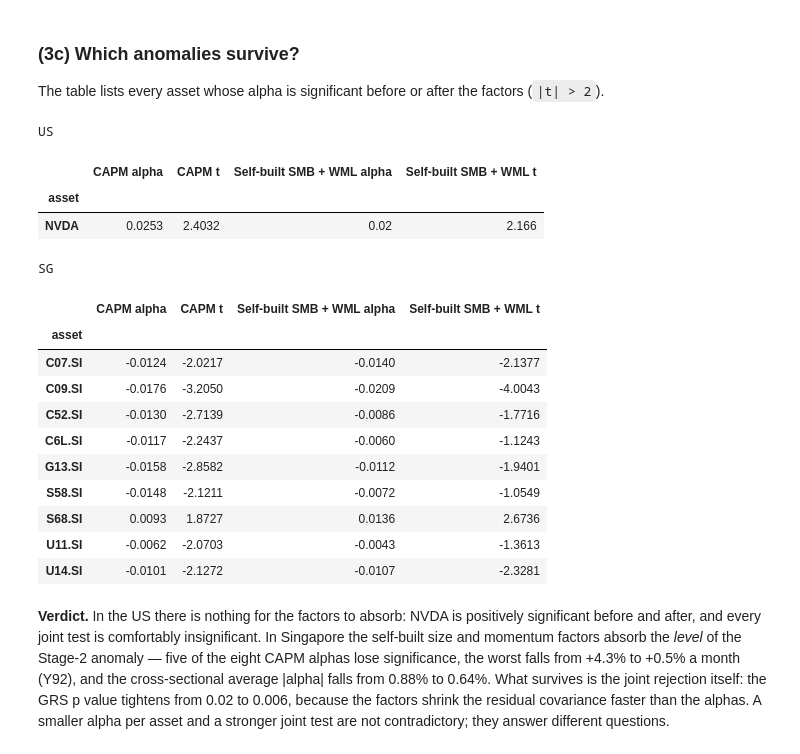
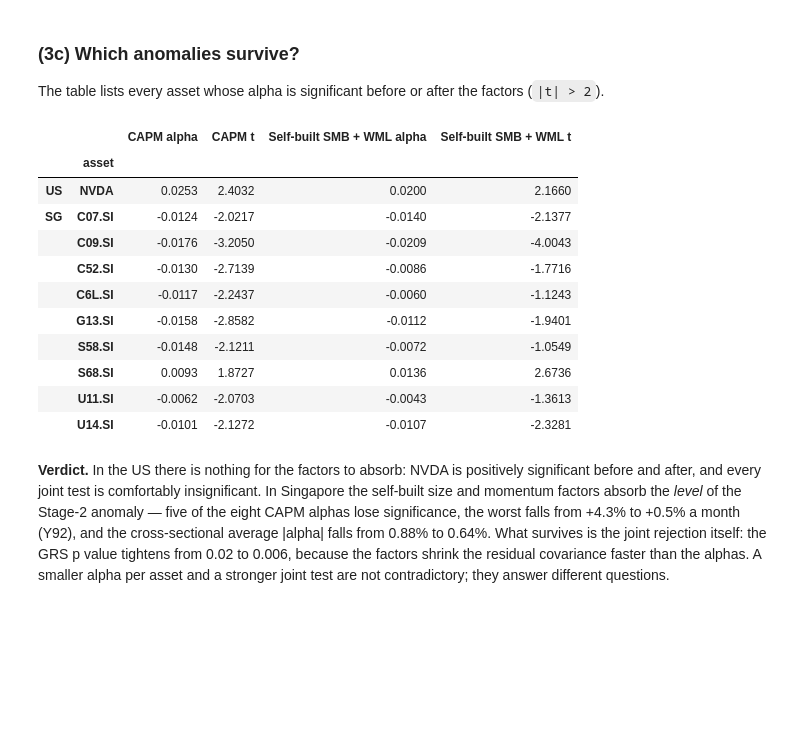
Before and after one commit to Prolead1/goldman, a Jupyter notebook: notebooks/report.ipynb, the cells around one changed output. Saved outputs shown, nothing was run; the diff lists cells and outputs as text; code cells hidden in the pictures; blank space fills up the shorter version.

```diff
--- a/notebooks/report.ipynb
+++ b/notebooks/report.ipynb
@@ -114,7 +114,7 @@ from goldman.data import load_ff3, load_returns, load_value_weights, risk_free_s
 # Figure display config: show every exhibit centred at a fixed pixel width.
 # JupyterLab and VS Code both ignore the width metadata IPython attaches to
 # image/png output, so render an HTML <img> with an explicit width instead.
-FIGURE_WIDTH = 700
+FIGURE_WIDTH = 1000
 
 
 def Image(filename=None, *, width=FIGURE_WIDTH, alt="", **kwargs):
@@ -247,6 +251,8 @@ measure precisely.
 # %% [markdown]
 ### (1c) How stable are the weights?
 # %%
-print(f"first and second half weight correlation: {PORTFOLIO[PRIMARY].weight_correlation:.2f}")
-PORTFOLIO[PRIMARY].drift
+for u in UNIVERSES:
+    print(f"{u.upper()} first and second half weight correlation: "
+          f"{PORTFOLIO[u].weight_correlation:.2f}")
+pd.concat({u.upper(): PORTFOLIO[u].drift for u in UNIVERSES})
 # %% [output]
@@ -310,13 +317,17 @@ both the covariance and the means.
 # %%
 from goldman.analysis.robustness import LABELS, run_robustness_analysis
 
-FIXES = run_robustness_analysis(
-    RETURNS[PRIMARY],
-    rf=risk_free_series(PRIMARY, RETURNS[PRIMARY].index),
-    output_dir=OUTPUT_DIR / PRIMARY,
-    label=PRIMARY,
-)
-FIXES.diagnostics.rename(index=LABELS)[
-    ["max weight", "min weight", "shorts", "gross leverage", "out of sample Sharpe"]
-]
+FIXES = {
+    u: run_robustness_analysis(
+        RETURNS[u],
+        rf=risk_free_series(u, RETURNS[u].index),
+        output_dir=OUTPUT_DIR / u,
+        label=u,
+    )
+    for u in UNIVERSES
+}
+pd.concat(
+    {u: FIXES[u].diagnostics.rename(index=LABELS) for u in UNIVERSES},
+    names=["universe", "variant"],
+)[["max weight", "min weight", "shorts", "gross leverage", "out of sample Sharpe"]].round(3)
 # %% [output]
@@ -386,7 +411,9 @@ leftover average return.
 # %% [markdown]
 ### (2b) The empirical SML
 # %%
-for u in UNIVERSES:
-    print(u.upper())
-    display(Image(filename=CAPM[u].output_paths["sml"]))
+display(Image(filename=viz.plot_sml_paired(
+    {u: CAPM[u].table for u in UNIVERSES},
+    {u: CAPM[u].fit for u in UNIVERSES},
+    OUTPUT_DIR / "sml_paired.png",
+)))
 # %% [output]
@@ -607,38 +632,35 @@ and momentum absorb a real part of the Stage-2 anomaly rather than none of it.
 The table lists every asset whose alpha is significant before or after the
 factors (`|t| > 2`).
 # %%
+blocks = {}
 for u in UNIVERSES:
     first, last = FACTORS[u].models[0], FACTORS[u].models[-1]
     t_first = FACTORS[u].tables[first]["t_alpha"]
     t_last = FACTORS[u].tables[last]["t_alpha"]
     flagged = (t_first.abs() > 2) | (t_last.abs() > 2)
     block = pd.DataFrame(
         {
             f"{first} alpha": FACTORS[u].alphas[first],
             f"{first} t": t_first,
             f"{last} alpha": FACTORS[u].alphas[last],
             f"{last} t": t_last,
         }
     )
-    print(u.upper())
-    display(block[flagged].round(4))
+    blocks[u.upper()] = block[flagged]
+pd.concat(blocks).round(4)
 # %% [output]
-US
-|  | CAPM alpha | CAPM t | Self-built SMB + WML alpha | Self-built SMB + WML t |
-| asset |  |  |  |  |
-| NVDA | 0.0253 | 2.4032 | 0.02 | 2.166 |
+|  |  | CAPM alpha | CAPM t | Self-built SMB + WML alpha | Self-built SMB + WML t |
+|  | asset |  |  |  |  |
+| US | NVDA | 0.0253 | 2.4032 | 0.0200 | 2.1660 |
+| SG | C07.SI | -0.0124 | -2.0217 | -0.0140 | -2.1377 |
+|  | C09.SI | -0.0176 | -3.2050 | -0.0209 | -4.0043 |
+|  | C52.SI | -0.0130 | -2.7139 | -0.0086 | -1.7716 |
+|  | C6L.SI | -0.0117 | -2.2437 | -0.0060 | -1.1243 |
+|  | G13.SI | -0.0158 | -2.8582 | -0.0112 | -1.9401 |
+|  | S58.SI | -0.0148 | -2.1211 | -0.0072 | -1.0549 |
+|  | S68.SI | 0.0093 | 1.8727 | 0.0136 | 2.6736 |
+|  | U11.SI | -0.0062 | -2.0703 | -0.0043 | -1.3613 |
+|  | U14.SI | -0.0101 | -2.1272 | -0.0107 | -2.3281 |
-SG
-|  | CAPM alpha | CAPM t | Self-built SMB + WML alpha | Self-built SMB + WML t |
-| asset |  |  |  |  |
-| C07.SI | -0.0124 | -2.0217 | -0.0140 | -2.1377 |
-| C09.SI | -0.0176 | -3.2050 | -0.0209 | -4.0043 |
-| C52.SI | -0.0130 | -2.7139 | -0.0086 | -1.7716 |
-| C6L.SI | -0.0117 | -2.2437 | -0.0060 | -1.1243 |
-| G13.SI | -0.0158 | -2.8582 | -0.0112 | -1.9401 |
-| S58.SI | -0.0148 | -2.1211 | -0.0072 | -1.0549 |
-| S68.SI | 0.0093 | 1.8727 | 0.0136 | 2.6736 |
-| U11.SI | -0.0062 | -2.0703 | -0.0043 | -1.3613 |
-| U14.SI | -0.0101 | -2.1272 | -0.0107 | -2.3281 |
 # %% [markdown]
 **Verdict.** In the US there is nothing for the factors to absorb: NVDA is
 positively significant before and after, and every joint test is comfortably
```
Also changed, not shown: parts of 19 cells of this notebook, 3 other files.
